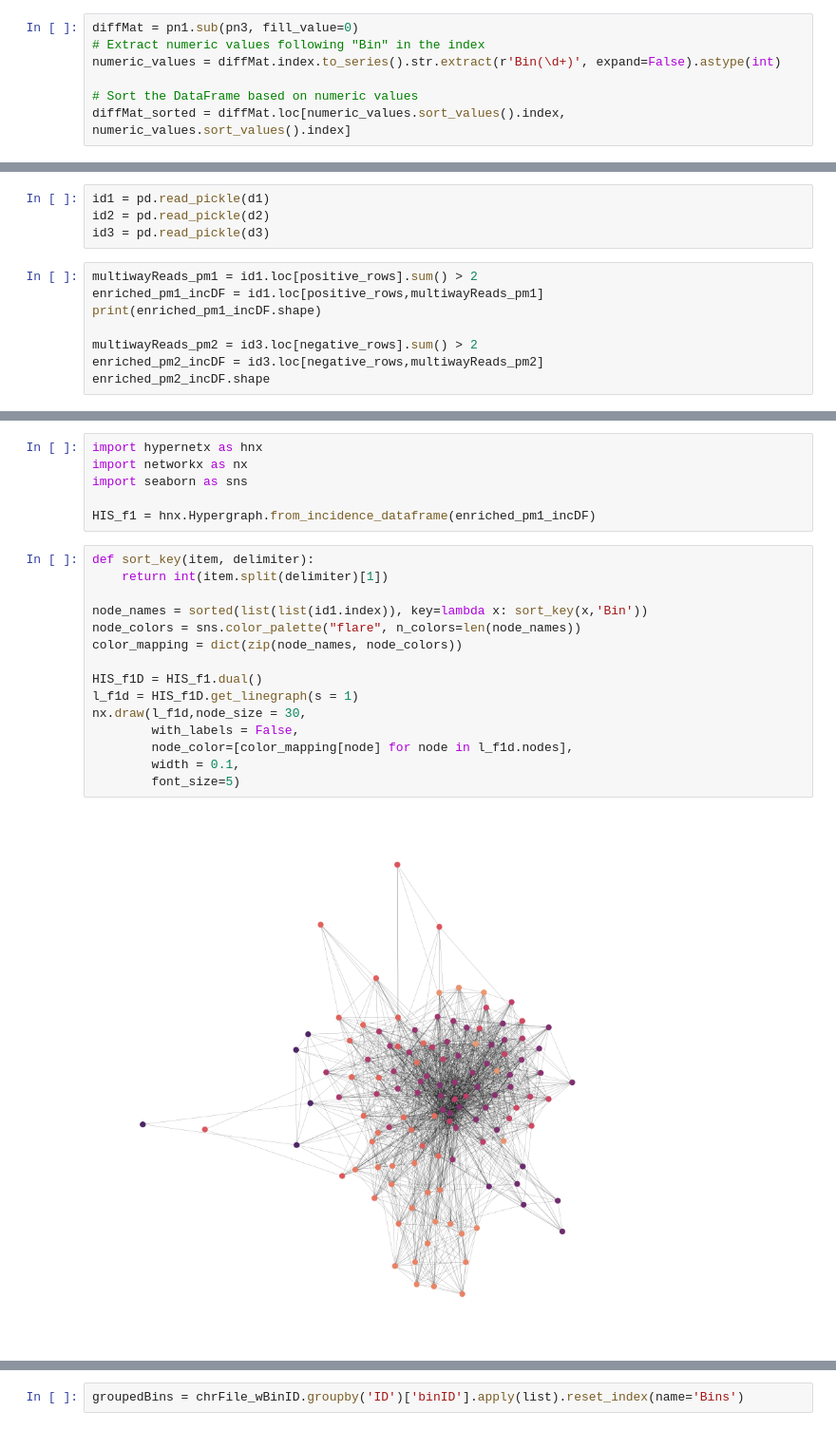
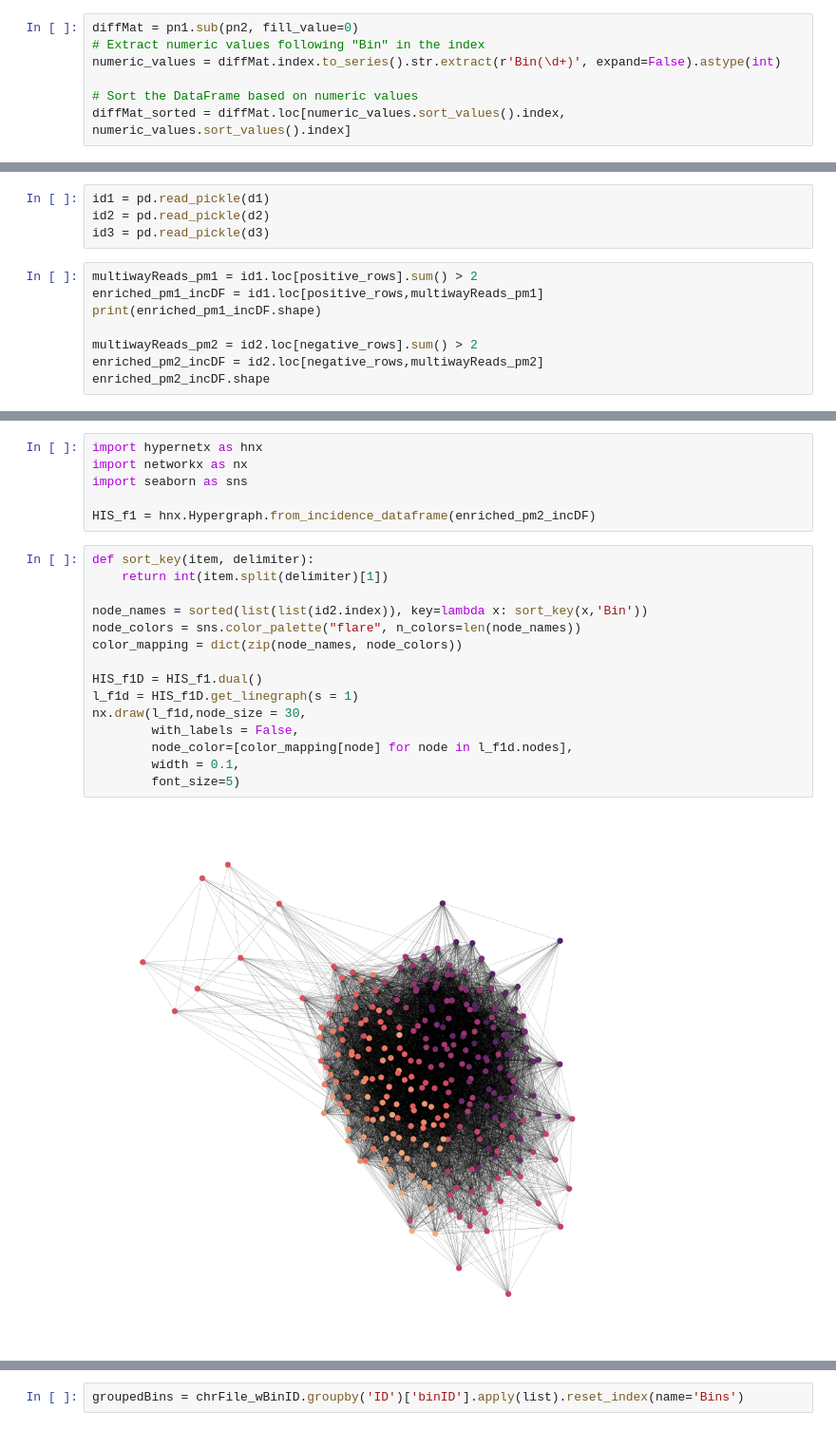
Before and after one commit to noush-joglekar/sporeC_prelim, a Jupyter notebook: scripts/jupyterNB/differentialAnalysis_v1.ipynb, the cells around one changed output, grey strips where cells are left out. Shown at 95% size. Saved outputs shown, nothing was run; the diff lists cells and outputs as text.

```diff
--- a/scripts/jupyterNB/differentialAnalysis_v1.ipynb
+++ b/scripts/jupyterNB/differentialAnalysis_v1.ipynb
@@ -34,7 +34,7 @@ pn1 = pm1 / np.nanmax(pm1)
 pn2 = pm2 / np.nanmax(pm2)
 pn3 = pm3 / np.nanmax(pm3)
 # %%
-diffMat = pn1.sub(pn3, fill_value=0)
+diffMat = pn1.sub(pn2, fill_value=0)
 # Extract numeric values following "Bin" in the index
 numeric_values = diffMat.index.to_series().str.extract(r'Bin(\d+)', expand=False).astype(int)
 
@@ -69,7 +69,7 @@ multiwayReads_pm1 = id1.loc[positive_rows].sum() > 2
 enriched_pm1_incDF = id1.loc[positive_rows,multiwayReads_pm1]
 print(enriched_pm1_incDF.shape)
 
-multiwayReads_pm2 = id3.loc[negative_rows].sum() > 2
-enriched_pm2_incDF = id3.loc[negative_rows,multiwayReads_pm2]
+multiwayReads_pm2 = id2.loc[negative_rows].sum() > 2
+enriched_pm2_incDF = id2.loc[negative_rows,multiwayReads_pm2]
 enriched_pm2_incDF.shape
 # %% [output]
@@ -104,24 +98,24 @@ import hypernetx as hnx
 import networkx as nx
 import seaborn as sns
 
-HIS_f1 = hnx.Hypergraph.from_incidence_dataframe(enriched_pm1_incDF)
+HIS_f1 = hnx.Hypergraph.from_incidence_dataframe(enriched_pm2_incDF)
 # %%
 def sort_key(item, delimiter):
     return int(item.split(delimiter)[1])
 
-node_names = sorted(list(list(id1.index)), key=lambda x: sort_key(x,'Bin'))
+node_names = sorted(list(list(id2.index)), key=lambda x: sort_key(x,'Bin'))
 node_colors = sns.color_palette("flare", n_colors=len(node_names))
 color_mapping = dict(zip(node_names, node_colors))
 
 HIS_f1D = HIS_f1.dual()
 l_f1d = HIS_f1D.get_linegraph(s = 1)
 nx.draw(l_f1d,node_size = 30,
         with_labels = False,
         node_color=[color_mapping[node] for node in l_f1d.nodes],
         width = 0.1,
         font_size=5)
 # %% [output]
-[figure, old version]
+[figure, new version]
 # %%
 plt.hist(finalBoundedScores)
 # %% [output]
```
Also changed, not shown: parts of 39 cells of this notebook.
